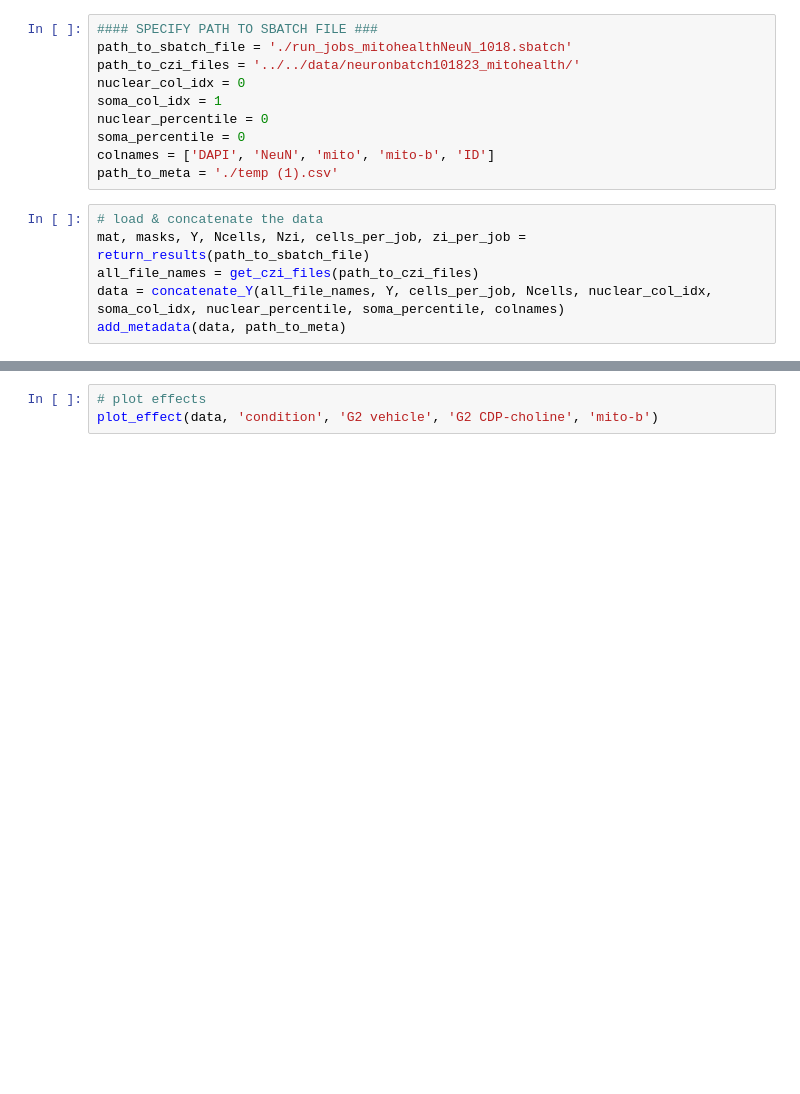
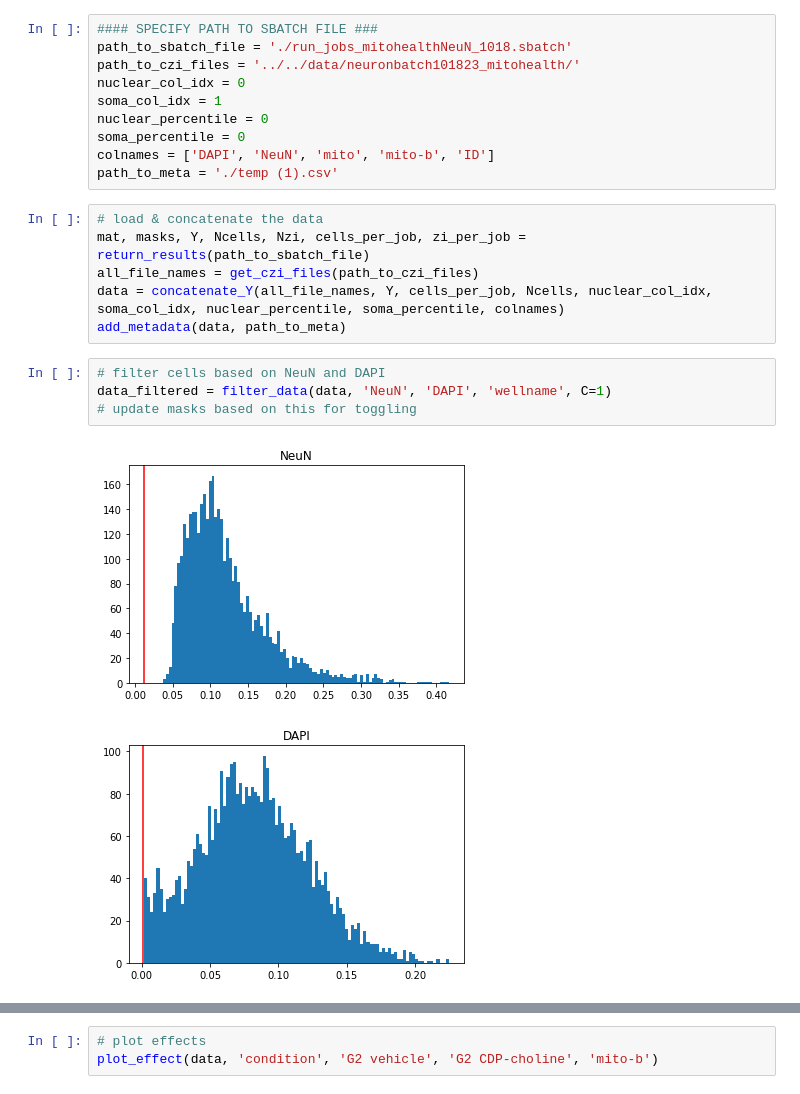
Before and after one commit to djunamay/confocalQuant, a Jupyter notebook: outs/neuronbatch101823_mitohealth_out/example.ipynb, the cells around one changed output, grey strips where cells are left out. Drawn from its saved outputs; the diff is of its cells as text; blank space fills up the shorter version.

Commit message:
updating filter code

```diff
--- a/outs/neuronbatch101823_mitohealth_out/example.ipynb
+++ b/outs/neuronbatch101823_mitohealth_out/example.ipynb
@@ -127,6 +128,13 @@ mat, masks, Y, Ncells, Nzi, cells_per_job, zi_per_job = return_results(path_to_s
 all_file_names = get_czi_files(path_to_czi_files)
 data = concatenate_Y(all_file_names, Y, cells_per_job, Ncells, nuclear_col_idx, soma_col_idx, nuclear_percentile, soma_percentile, colnames)
 add_metadata(data, path_to_meta)
+# %%
+# filter cells based on NeuN and DAPI
+data_filtered = filter_data(data, 'NeuN', 'DAPI', 'wellname', C=1)
+# update masks based on this for toggling
+# %% [output]
+[figure, added]
+[figure, added]
 # %%
 # toggle segmentation
 ID = 12 #### UPDATE IMAGE ID ####
```
Also changed, not shown: parts of 6 cells of this notebook, 2 other files.
